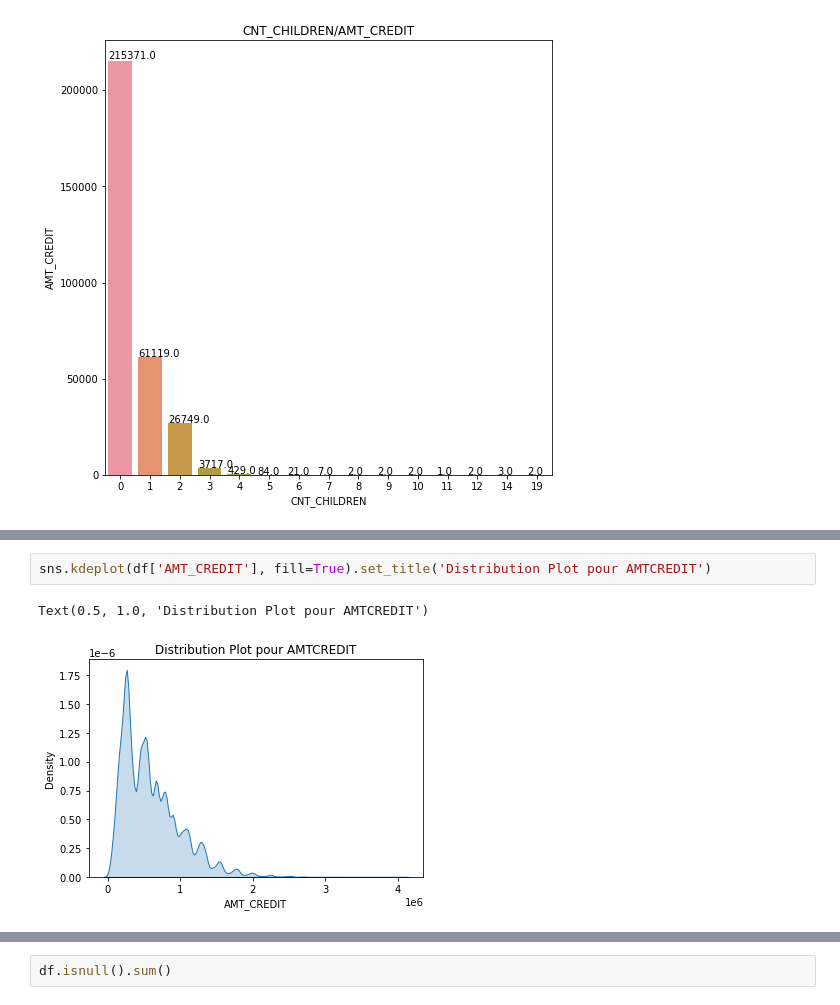
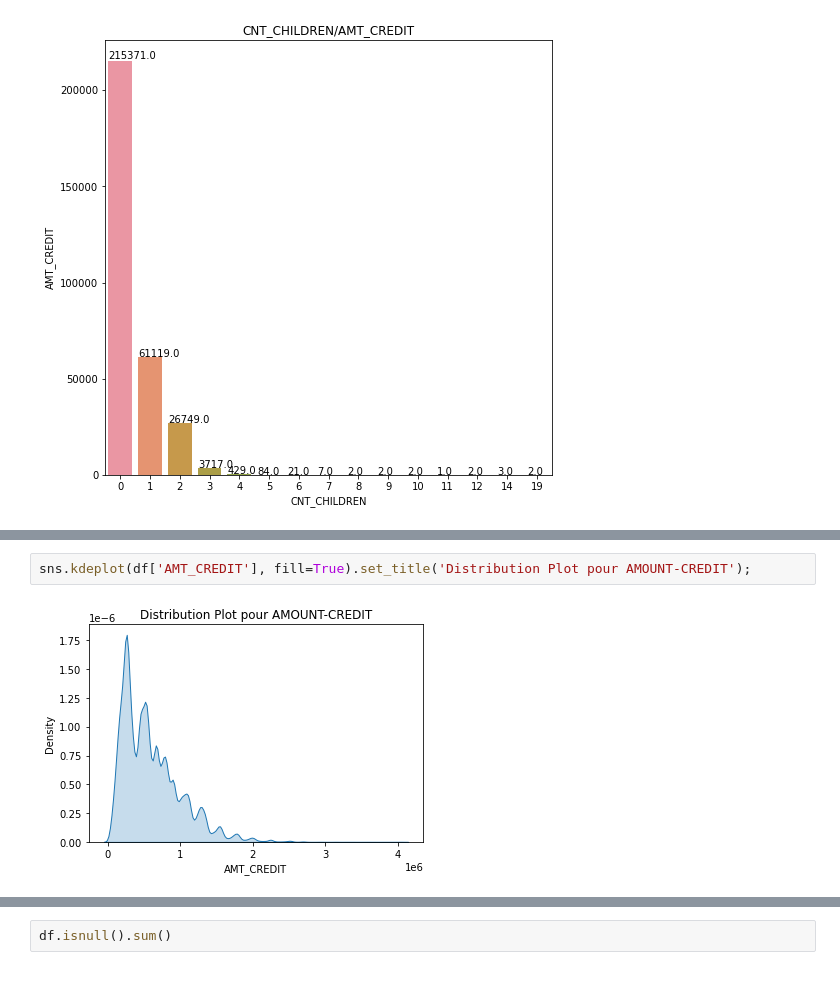
Before and after one commit to santra11/Credit-Scoring, a Jupyter notebook: scoringcredit.ipynb, the cells around one changed output, grey strips where cells are left out. Cells and saved outputs as stored; diff of their text form.

```diff
--- a/scoringcredit.ipynb
+++ b/scoringcredit.ipynb
@@ -154,7 +149,6 @@ Text(0.5, 1.0, 'AMT_CREDIT/OCCUPATION')
 [figure]
 # %%
-sns.kdeplot(df['AMT_CREDIT'], fill=True).set_title('Distribution Plot pour AMTCREDIT')
+sns.kdeplot(df['AMT_CREDIT'], fill=True).set_title('Distribution Plot pour AMOUNT-CREDIT');
 # %% [output]
-Text(0.5, 1.0, 'Distribution Plot pour AMTCREDIT')
-[figure, old version]
+[figure, new version]
 # %%
```
Also changed, not shown: parts of 52 cells of this notebook.
